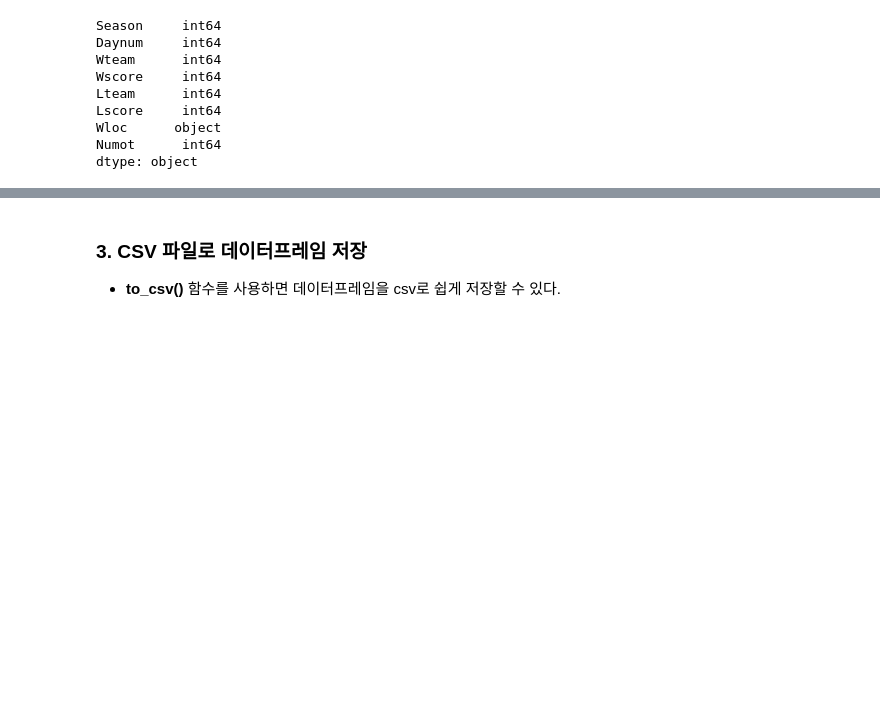
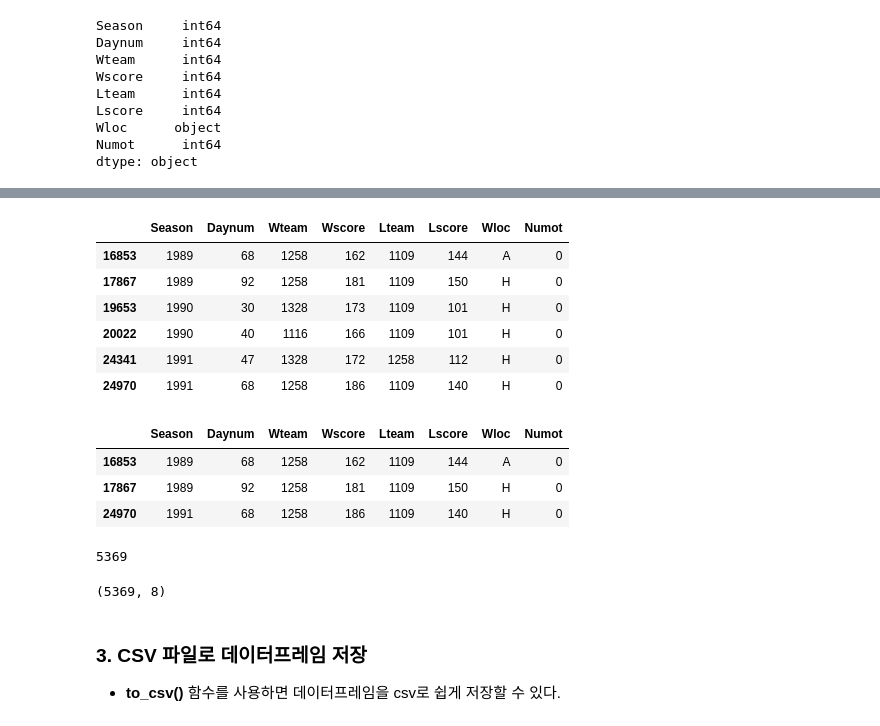
Before and after one commit to supark1227/DataAnalysis, a Jupyter notebook: 06_FileLoadSave.ipynb, the cells around one changed output, grey strips where cells are left out. Cells and saved outputs as stored; diff of their text form; code cells hidden in the pictures; blank space fills up the shorter version.

```diff
--- a/06_FileLoadSave.ipynb
+++ b/06_FileLoadSave.ipynb
@@ -245,3 +328,33 @@ dtype: object
+# %%
+#이긴 팀의 점수가 160점 이상인 경기들은?
+df[df['Wscore'] >= 160]
+# %% [output]
+|  | Season | Daynum | Wteam | Wscore | Lteam | Lscore | Wloc | Numot |
+| 16853 | 1989 | 68 | 1258 | 162 | 1109 | 144 | A | 0 |
+| 17867 | 1989 | 92 | 1258 | 181 | 1109 | 150 | H | 0 |
+| 19653 | 1990 | 30 | 1328 | 173 | 1109 | 101 | H | 0 |
+| 20022 | 1990 | 40 | 1116 | 166 | 1109 | 101 | H | 0 |
+| 24341 | 1991 | 47 | 1328 | 172 | 1258 | 112 | H | 0 |
+| 24970 | 1991 | 68 | 1258 | 186 | 1109 | 140 | H | 0 |
+# %%
+#이긴 팀의 점수가 160점 이상인 경기들 중에서 짐 팀의 점수가 140점 이상인 경기들은?
+df[(df['Wscore'] >= 160) & (df['Lscore'] >= 140)]
+# %% [output]
+|  | Season | Daynum | Wteam | Wscore | Lteam | Lscore | Wloc | Numot |
+| 16853 | 1989 | 68 | 1258 | 162 | 1109 | 144 | A | 0 |
+| 17867 | 1989 | 92 | 1258 | 181 | 1109 | 150 | H | 0 |
+| 24970 | 1991 | 68 | 1258 | 186 | 1109 | 140 | H | 0 |
+# %%
+#2016년에는 몇 게임을 했을까?
+(df['Season'] == 2016).sum()
+# %% [output]
+5369
+# %%
+#2016년 게임만 따로 꺼내서 df2016에 저장
+df2016 = df[df['Season'] == 2016]
+df2016.shape
+# %% [output]
+(5369, 8)
 # %% [markdown]
 ### 3. CSV 파일로 데이터프레임 저장
 - **to_csv()** 함수를 사용하면 데이터프레임을 csv로 쉽게 저장할 수 있다.
```
Also changed, not shown: parts of 10 cells of this notebook, 1 other file.
